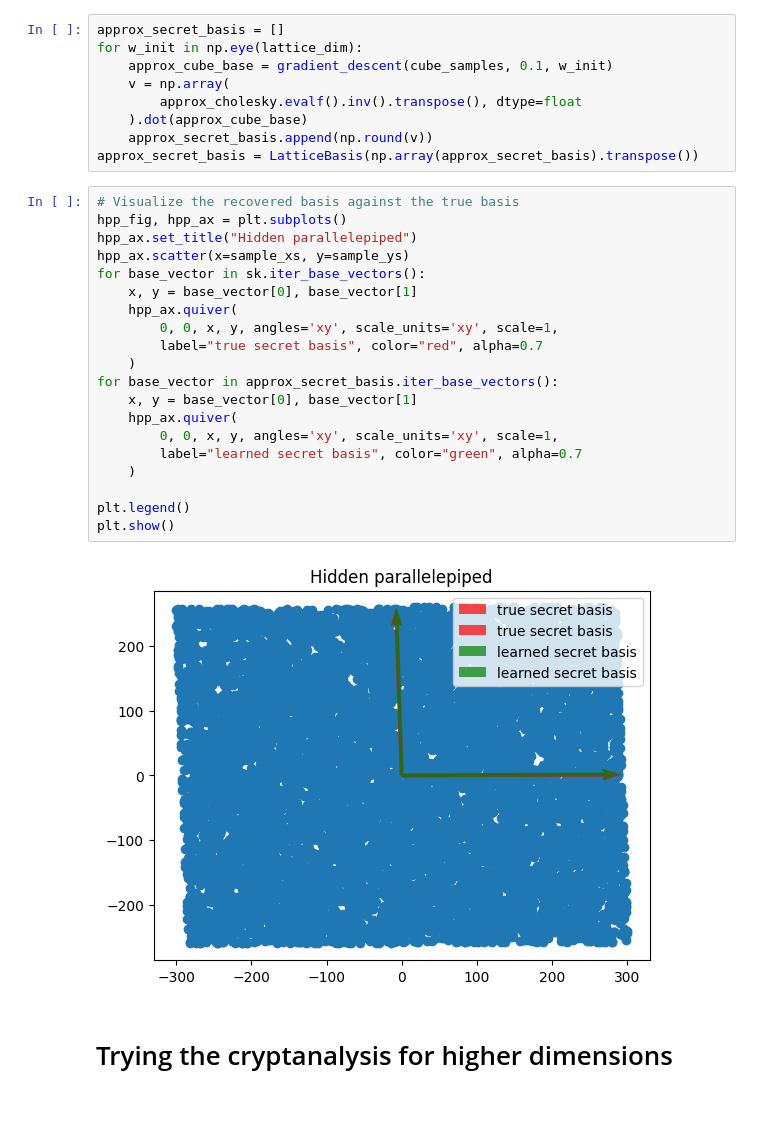
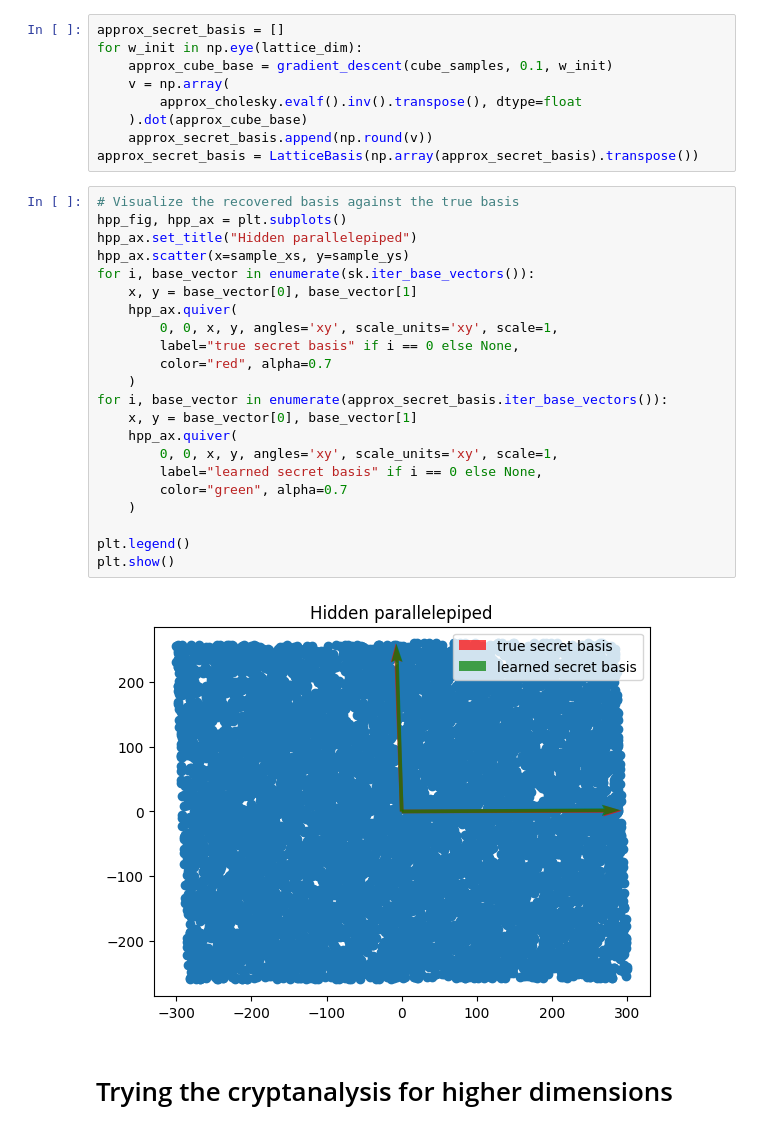
Before and after one commit to xuganyu96/lattice-crypto-notes, a Jupyter notebook: gghattack/demo.ipynb, the cells around one changed output. Saved outputs shown, nothing was run; the diff lists cells and outputs as text.

```diff
--- a/gghattack/demo.ipynb
+++ b/gghattack/demo.ipynb
@@ -151,24 +151,26 @@ approx_secret_basis = LatticeBasis(np.array(approx_secret_basis).transpose())
 # %%
 # Visualize the recovered basis against the true basis
 hpp_fig, hpp_ax = plt.subplots()
 hpp_ax.set_title("Hidden parallelepiped")
 hpp_ax.scatter(x=sample_xs, y=sample_ys)
-for base_vector in sk.iter_base_vectors():
+for i, base_vector in enumerate(sk.iter_base_vectors()):
     x, y = base_vector[0], base_vector[1]
     hpp_ax.quiver(
         0, 0, x, y, angles='xy', scale_units='xy', scale=1,
-        label="true secret basis", color="red", alpha=0.7
+        label="true secret basis" if i == 0 else None,
+        color="red", alpha=0.7
     )
-for base_vector in approx_secret_basis.iter_base_vectors():
+for i, base_vector in enumerate(approx_secret_basis.iter_base_vectors()):
     x, y = base_vector[0], base_vector[1]
     hpp_ax.quiver(
         0, 0, x, y, angles='xy', scale_units='xy', scale=1,
-        label="learned secret basis", color="green", alpha=0.7
+        label="learned secret basis" if i == 0 else None,
+        color="green", alpha=0.7
     )
 
 plt.legend()
 plt.show()
 # %% [output]
-[figure, old version]
+[figure, new version]
 # %% [markdown]
 # Trying the cryptanalysis for higher dimensions
```
Also changed, not shown: parts of 4 cells of this notebook, 1 other file.
